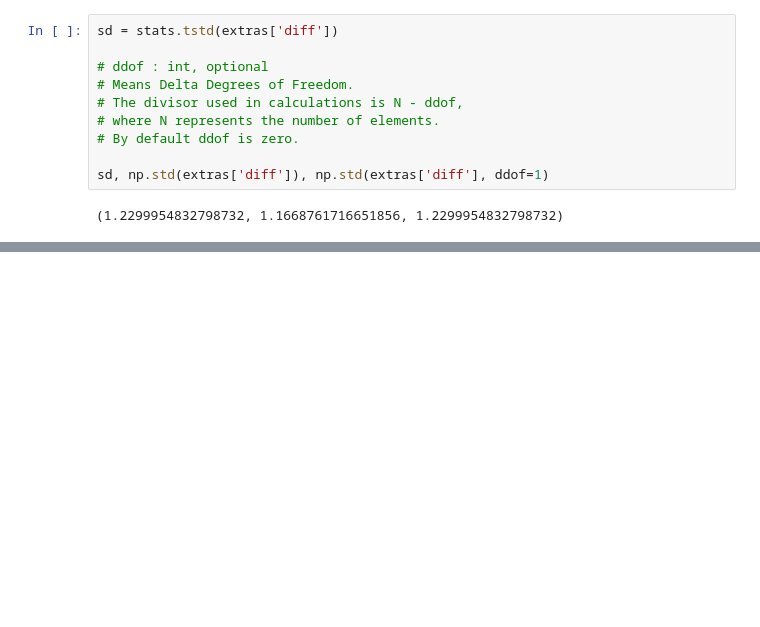
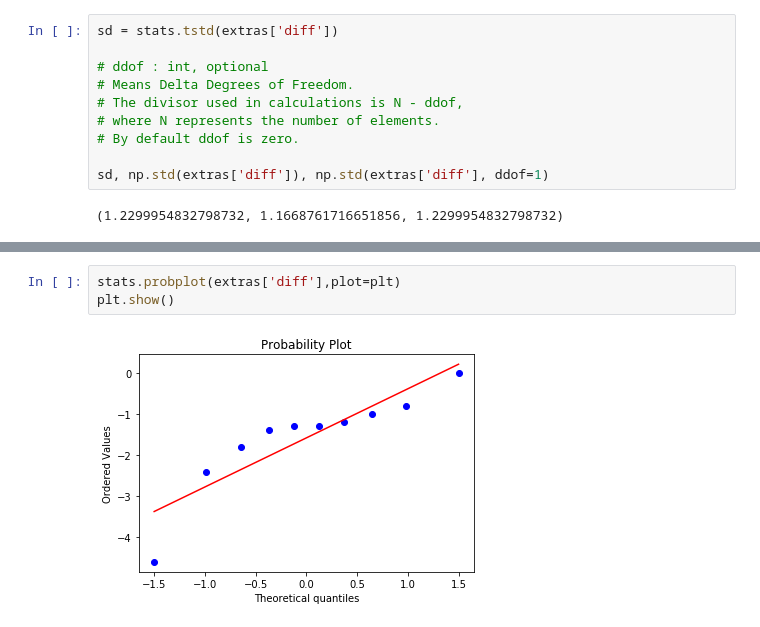
Before and after one commit to stlimtat/coursera-practical-time-series-analysis, a Jupyter notebook: week1.ipynb, the cells around one changed output, grey strips where cells are left out. Saved outputs shown, nothing was run; the diff lists cells and outputs as text; blank space fills up the shorter version.

```diff
--- a/week1.ipynb
+++ b/week1.ipynb
@@ -464,0 +472,5 @@ sd, np.std(extras['diff']), np.std(extras['diff'], ddof=1)
+# %%
+stats.probplot(extras['diff'],plot=plt)
+plt.show()
+# %% [output]
+[figure, added]
```
Also changed, not shown: parts of 8 cells of this notebook.
